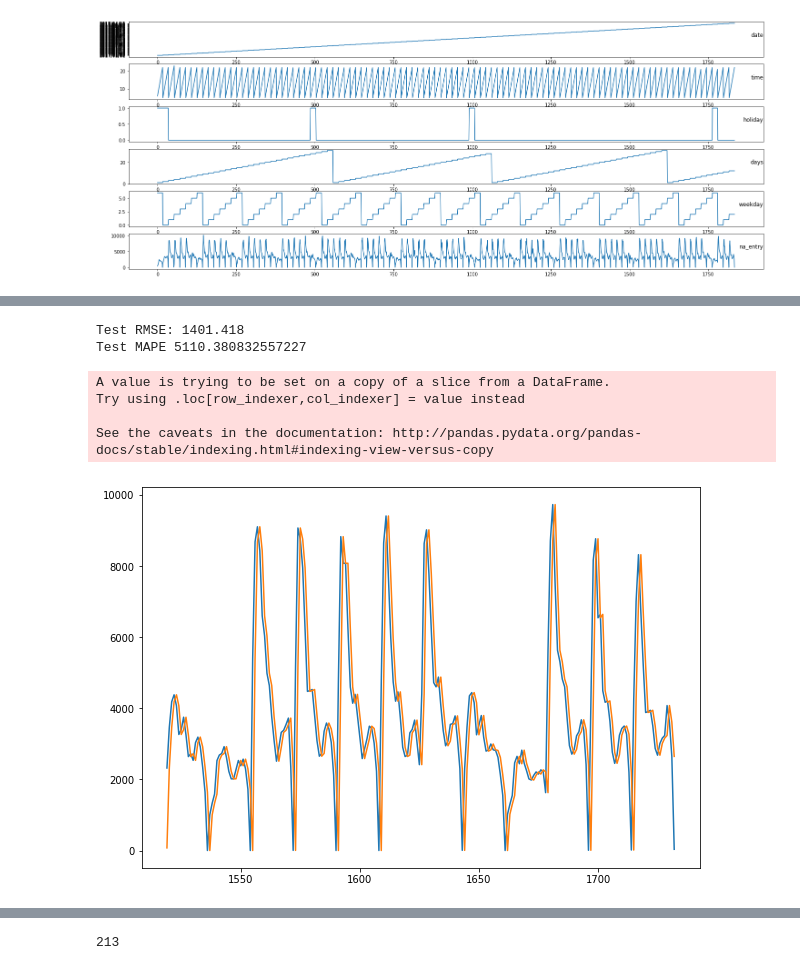
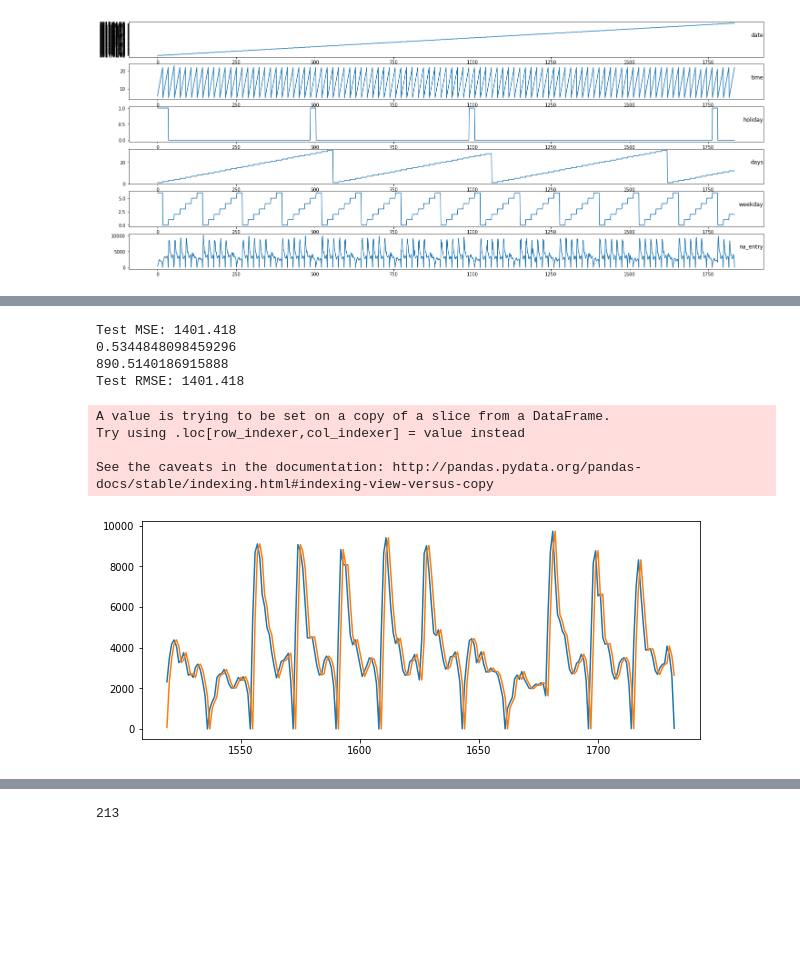
Before and after one commit to ryanliwag/ryanliwag.github.io, a Jupyter notebook: notebooks/MLP_model.ipynb, the cells around one changed output, grey strips where cells are left out. Cells and saved outputs as stored; diff of their text form; code cells hidden in the pictures; blank space fills up the shorter version.

```diff
--- a/notebooks/MLP_model.ipynb
+++ b/notebooks/MLP_model.ipynb
@@ -28,0 +87,11 @@ def mape(y_true, y_pred):
+# %%
+from pandas import datetime
+from matplotlib import pyplot
+from statsmodels.tsa.arima_model import ARIMA
+from sklearn.metrics import mean_squared_error
+
+def parser(x):
+	return datetime.strptime('190'+x, '%Y-%m')
+
+dataset = read_csv("dataset.csv")
+series = dataset[["na_entry"]]
@@ -79,15 +251,17 @@ plt.show()
 # %%
-datadata = mrt_status[["date", "time", "CAT 1", "CAT 2", "CAT 3", "CAT 4", "North Bound"]]
-values = datadata.values
+
+final_dataset_ever = pd.read_csv("final_dataset.csv")
+del final_dataset_ever['date']
+values = final_dataset_ever.values
 
 groups = [0,1,2,3,4,5,6]
-i = 1
+i = 51
 
 plt.figure(figsize=(25,10))
-for group in groups:
-	plt.subplot(len(groups), 1, i)
-	plt.plot(values[:, group])
-	plt.title(datadata.columns[group], y=0.5, loc='right')
-	i += 1
+for group in range(len(final_dataset_ever.columns)):
+    plt.subplot(len(final_dataset_ever.columns), 1, i)
+    plt.plot(values[:, group])
+    plt.title(final_dataset_ever.columns[group], y=0.5, loc='right')
+    i += 1
 plt.show()
 # %% [output]
@@ -105,36 +288,43 @@ data_frame.columns = ['t1', 't2']
 # split into train and test sets
 X = data_frame.values
 train_size = 1520
 val_size = 1620
 train, validation, test = X[1:train_size], X[train_size:val_size], X[val_size:]
 train_X, train_y = train[:,0], train[:,1]
 val_X, val_y = validation[:,0], validation[:,1]
 test_X, test_y = test[:,0], test[:,1]
 
 # Naive Model
 def model_persistence(x):
 	return x
 
 # walk-forward validation
 predictions = list()
 for x in test_X:
 	yhat = model_persistence(x)
 	predictions.append(yhat)
 test_score = np.sqrt(mean_squared_error(test_y, predictions))
+error = sqrt(mean_squared_error(test_y, predictions))
+r2 = r2_score(test_y, predictions)
+mae = mean_absolute_error(test_y, predictions)
+print('Test MSE: %.3f' % error)
+print(r2)
+print(mae)
 print('Test RMSE: %.3f' % test_score)
-print('Test MAPE {}'.format(mape(test_y, predictions)) )
 # plot predictions and expected results
-plt.figure(figsize=(10,7))
+plt.figure(figsize=(10,4))
 plt.plot([None for i in train_y] + [x for x in test_y])
 plt.plot([None for i in train_y] + [x for x in predictions])
 plt.show()
 # %% [output]
+Test MSE: 1401.418
+0.5344848098459296
+890.5140186915888
 Test RMSE: 1401.418
-Test MAPE 5110.380832557227
 A value is trying to be set on a copy of a slice from a DataFrame.
 Try using .loc[row_indexer,col_indexer] = value instead
 
 See the caveats in the documentation: http://pandas.pydata.org/pandas-docs/stable/indexing.html#indexing-view-versus-copy
-[figure, old version]
+[figure, new version]
 # %%
 # MLP Model
```
Also changed, not shown: parts of 30 cells of this notebook, 1 other file.
